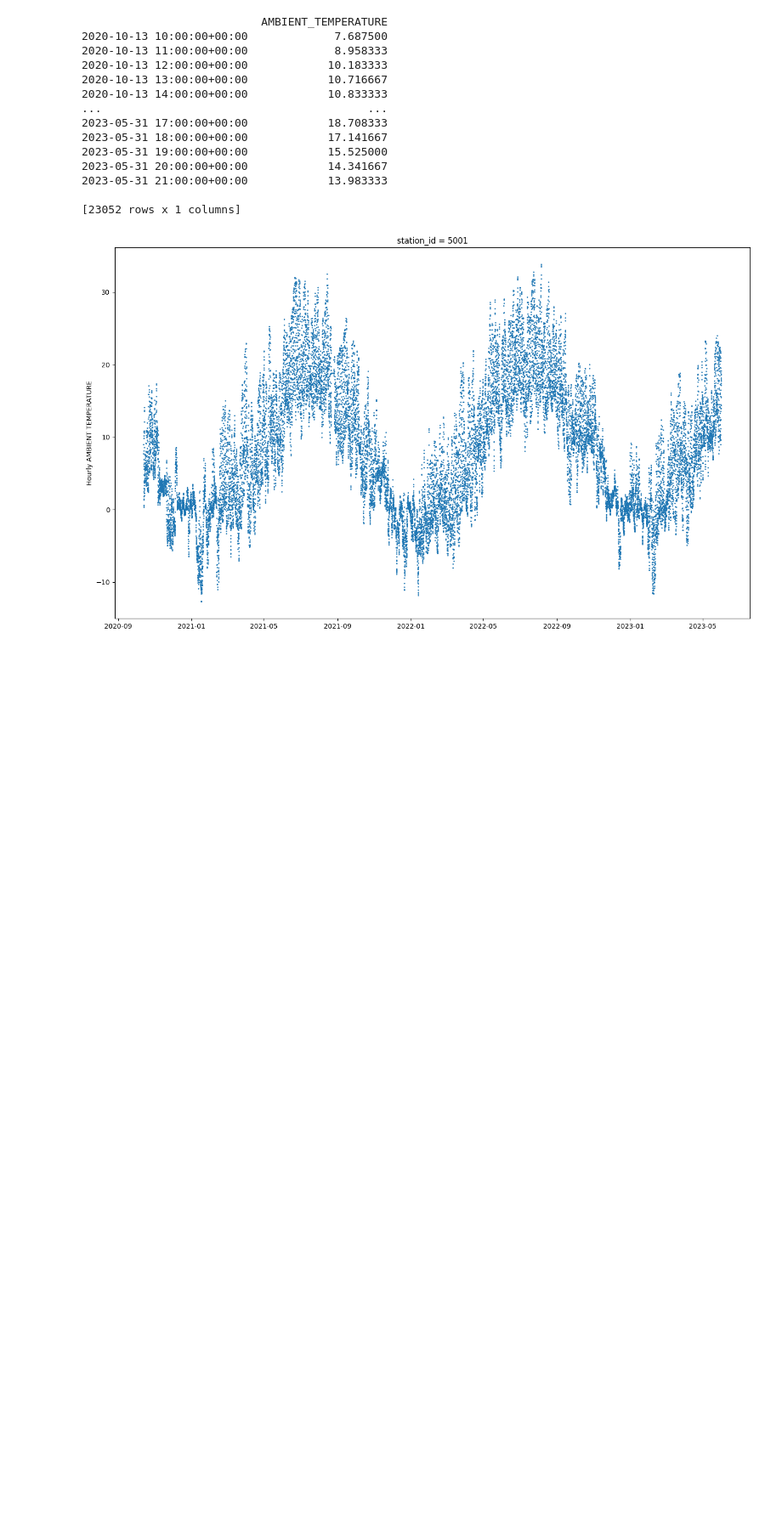
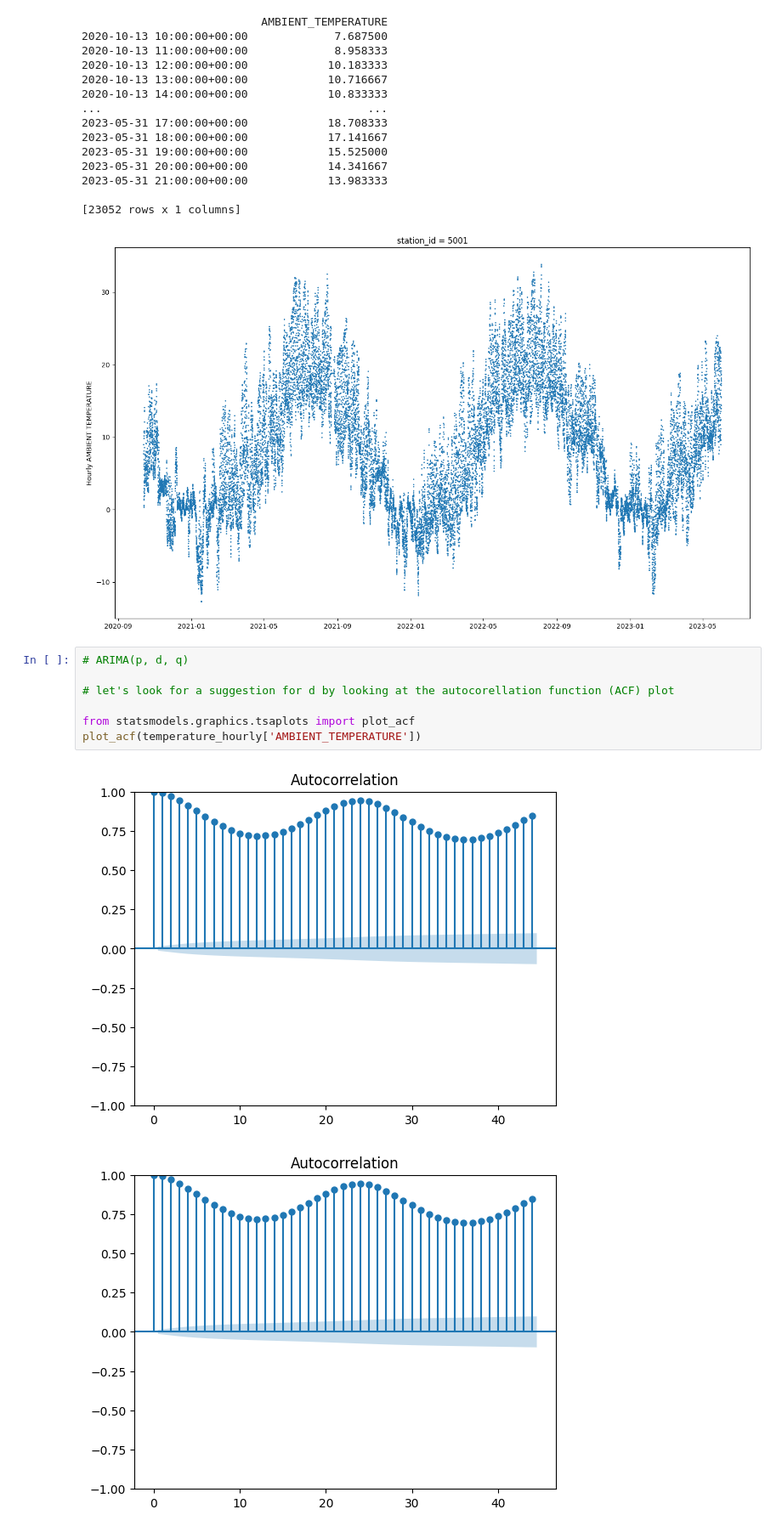
Before and after one commit to bregina98/Local-prediction-of-weather-parameters-based-on-historical-data, a Jupyter notebook: ambient_temperature.ipynb, the cells around one changed output. Shown at 85% size. Drawn from its saved outputs; the diff is of its cells as text; blank space fills up the shorter version.

Commit message:
Update ambient_temperature.ipynb
temperature ARIMA fit

```diff
--- a/ambient_temperature.ipynb
+++ b/ambient_temperature.ipynb
@@ -111,3 +111,13 @@ plt.show()
 
 [23052 rows x 1 columns]
 [figure]
+# %%
+# ARIMA(p, d, q)
+
+# let's look for a suggestion for d by looking at the autocorellation function (ACF) plot
+
+from statsmodels.graphics.tsaplots import plot_acf
+plot_acf(temperature_hourly['AMBIENT_TEMPERATURE'])
+# %% [output]
+[figure, added]
+[figure, added]
```
Also changed, not shown: parts of 10 cells of this notebook.
